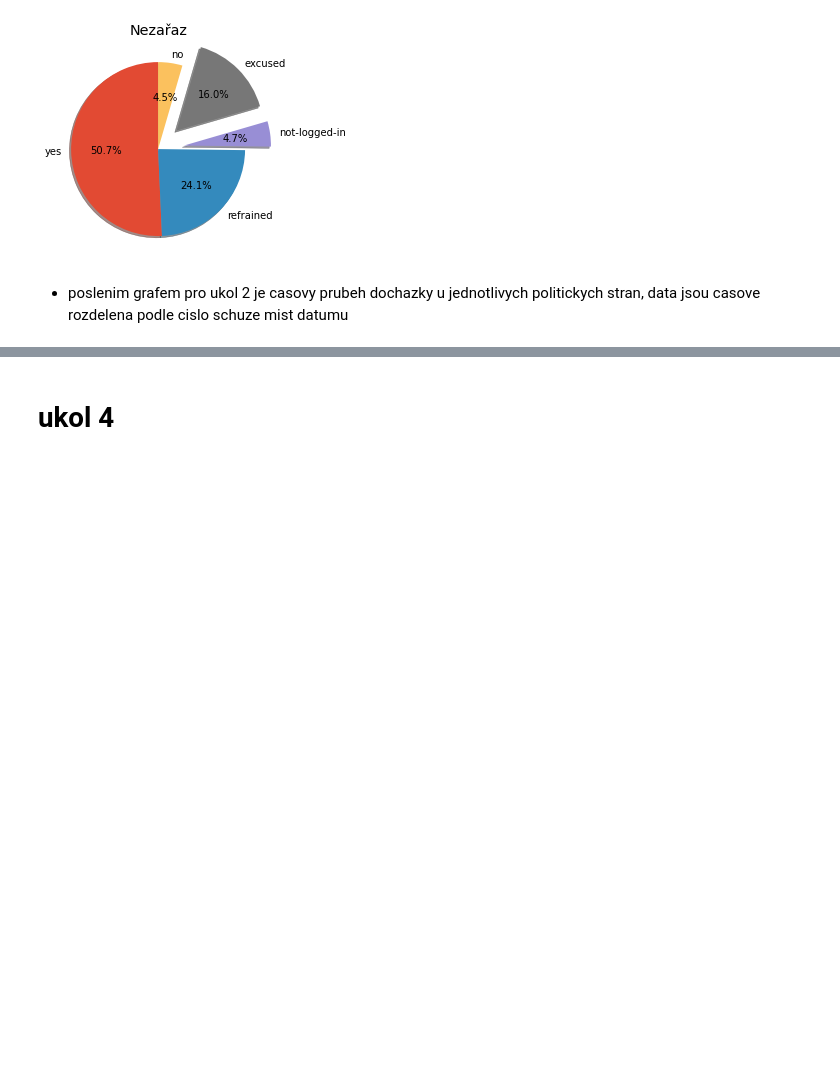
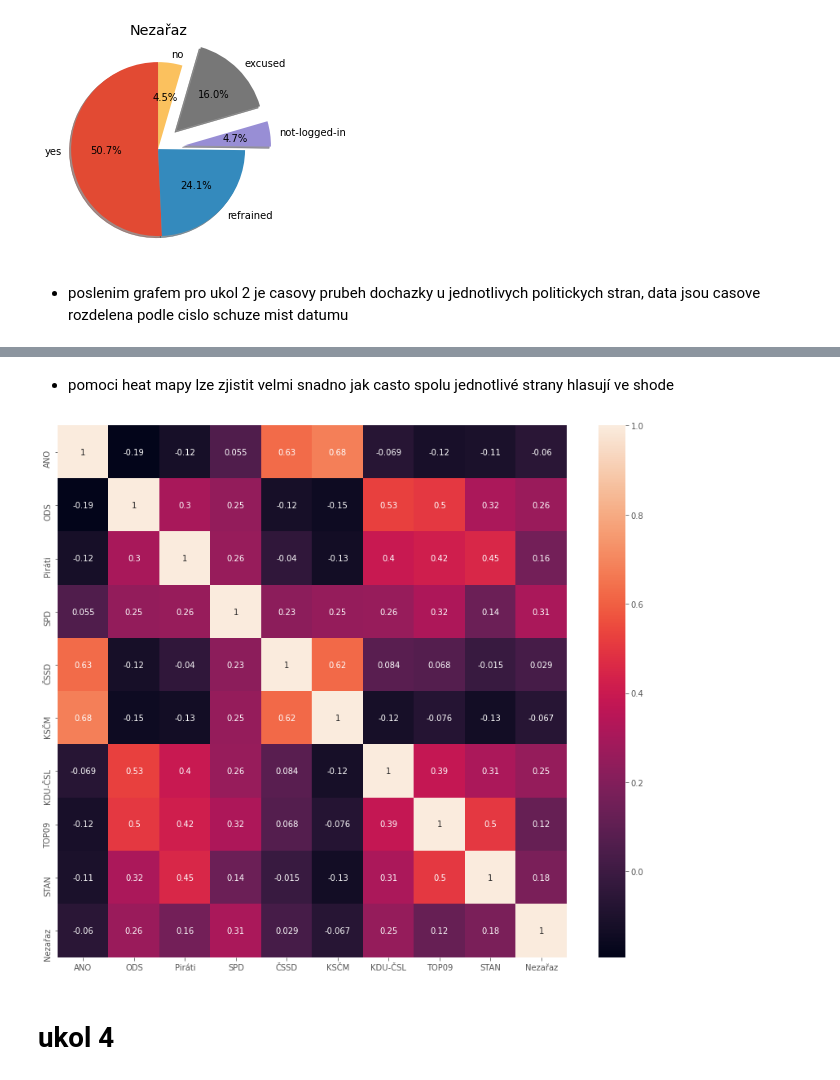
Before and after one commit to xuthang/bi-vzd, a Jupyter notebook: 01/homework_01_B201.ipynb, the cells around one changed output, grey strips where cells are left out. Saved outputs shown, nothing was run; the diff lists cells and outputs as text; code cells hidden in the pictures; blank space fills up the shorter version.

```diff
--- a/01/homework_01_B201.ipynb
+++ b/01/homework_01_B201.ipynb
@@ -230,0 +265,5 @@ for party in parties:
+# %%
+corrDF = pd.DataFrame.from_dict(d)
+# %%
+corr_mat = corrDF.corr()
+corr_mat
@@ -231,3 +282,11 @@ for party in parties:
+# %% [markdown]
+* pomoci heat mapy lze zjistit velmi snadno jak casto spolu jednotlivé strany hlasují ve shode
+# %%
+plt.figure(figsize=(14,12))
+sns.heatmap(corr_mat, annot=True)
+plt.show()
+# %% [output]
+[figure, added]
 # %% [markdown]
 # ukol 4
 # %% [markdown]
```
Also changed, not shown: parts of 6 cells of this notebook.
